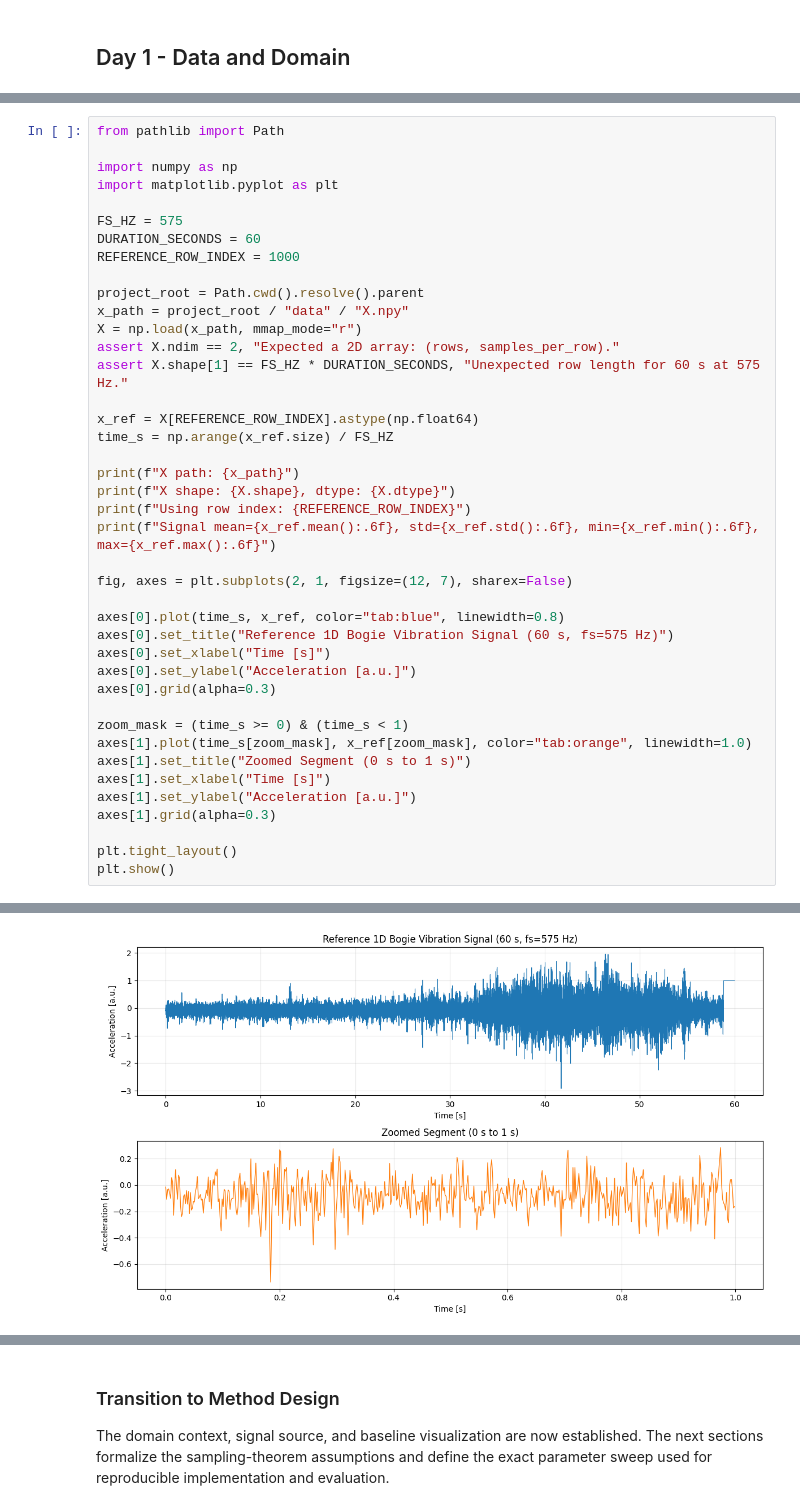
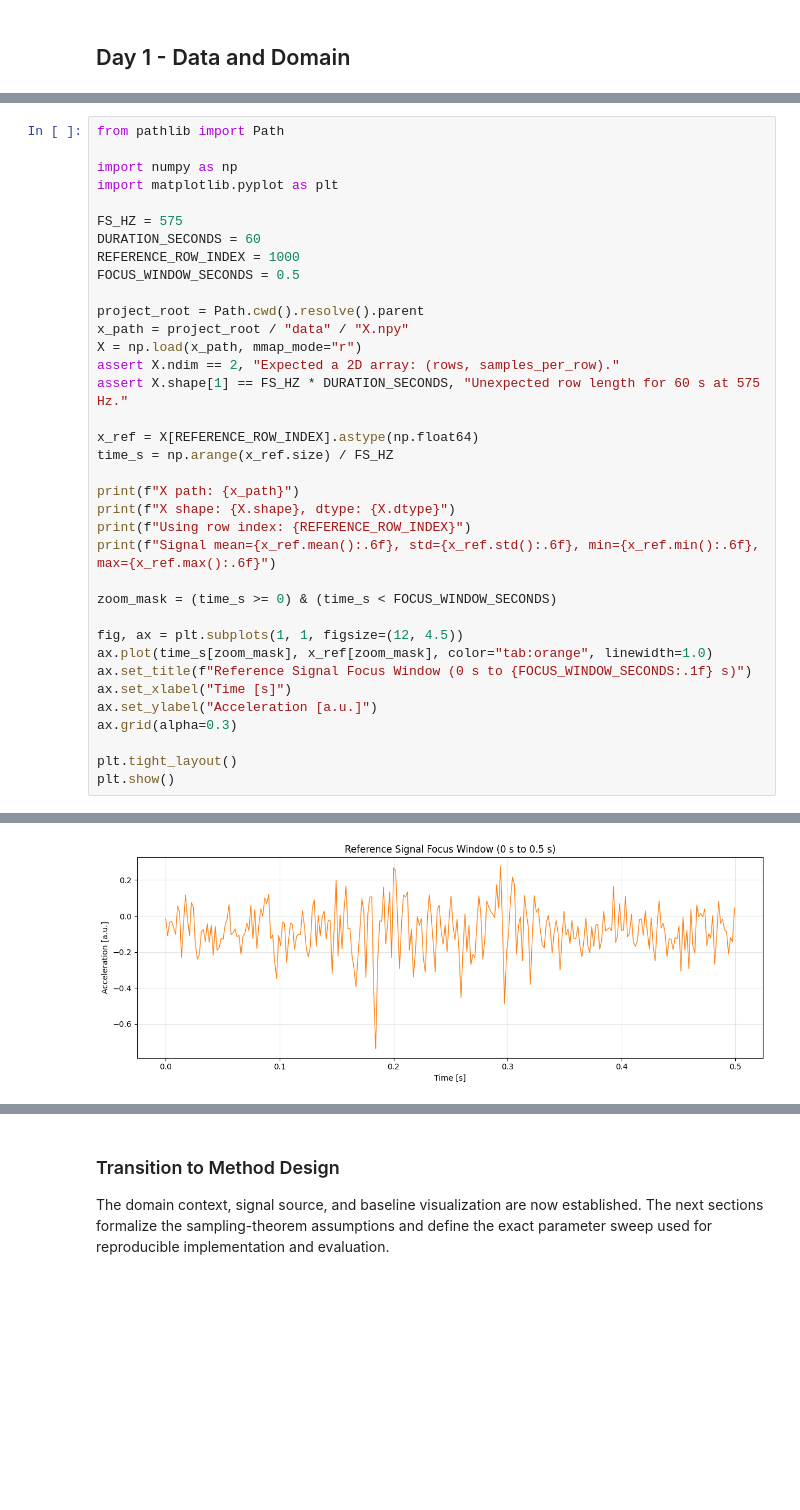
Before and after one commit to mikeandrusyak/gbsv-research, a Jupyter notebook: mc1/sampling_theorem.ipynb, the cells around one changed output, grey strips where cells are left out. Cells and saved outputs as stored; diff of their text form; blank space fills up the shorter version.

```diff
--- a/mc1/sampling_theorem.ipynb
+++ b/mc1/sampling_theorem.ipynb
@@ -34,46 +28,41 @@ from pathlib import Path
 import numpy as np
 import matplotlib.pyplot as plt
 
 FS_HZ = 575
 DURATION_SECONDS = 60
 REFERENCE_ROW_INDEX = 1000
+FOCUS_WINDOW_SECONDS = 0.5
 
 project_root = Path.cwd().resolve().parent
 x_path = project_root / "data" / "X.npy"
 X = np.load(x_path, mmap_mode="r")
 assert X.ndim == 2, "Expected a 2D array: (rows, samples_per_row)."
 assert X.shape[1] == FS_HZ * DURATION_SECONDS, "Unexpected row length for 60 s at 575 Hz."
 
 x_ref = X[REFERENCE_ROW_INDEX].astype(np.float64)
 time_s = np.arange(x_ref.size) / FS_HZ
 
 print(f"X path: {x_path}")
 print(f"X shape: {X.shape}, dtype: {X.dtype}")
 print(f"Using row index: {REFERENCE_ROW_INDEX}")
 print(f"Signal mean={x_ref.mean():.6f}, std={x_ref.std():.6f}, min={x_ref.min():.6f}, max={x_ref.max():.6f}")
 
-fig, axes = plt.subplots(2, 1, figsize=(12, 7), sharex=False)
+zoom_mask = (time_s >= 0) & (time_s < FOCUS_WINDOW_SECONDS)
 
-axes[0].plot(time_s, x_ref, color="tab:blue", linewidth=0.8)
-axes[0].set_title("Reference 1D Bogie Vibration Signal (60 s, fs=575 Hz)")
-axes[0].set_xlabel("Time [s]")
-axes[0].set_ylabel("Acceleration [a.u.]")
-axes[0].grid(alpha=0.3)
-
-zoom_mask = (time_s >= 0) & (time_s < 1)
-axes[1].plot(time_s[zoom_mask], x_ref[zoom_mask], color="tab:orange", linewidth=1.0)
-axes[1].set_title("Zoomed Segment (0 s to 1 s)")
-axes[1].set_xlabel("Time [s]")
-axes[1].set_ylabel("Acceleration [a.u.]")
-axes[1].grid(alpha=0.3)
+fig, ax = plt.subplots(1, 1, figsize=(12, 4.5))
+ax.plot(time_s[zoom_mask], x_ref[zoom_mask], color="tab:orange", linewidth=1.0)
+ax.set_title(f"Reference Signal Focus Window (0 s to {FOCUS_WINDOW_SECONDS:.1f} s)")
+ax.set_xlabel("Time [s]")
+ax.set_ylabel("Acceleration [a.u.]")
+ax.grid(alpha=0.3)
 
 plt.tight_layout()
 plt.show()
 # %% [output]
 X path: /Users/workflow/FHNW git/FS2026 git/gbsv/gbsv-research/data/X.npy
 X shape: (21107, 34500), dtype: float64
 Using row index: 1000
 Signal mean=-0.057072, std=0.349541, min=-2.921348, max=1.963850
-[figure, old version]
+[figure, new version]
 # %% [markdown]
 **Observations**:
```
Also changed, not shown: parts of 23 cells of this notebook.
